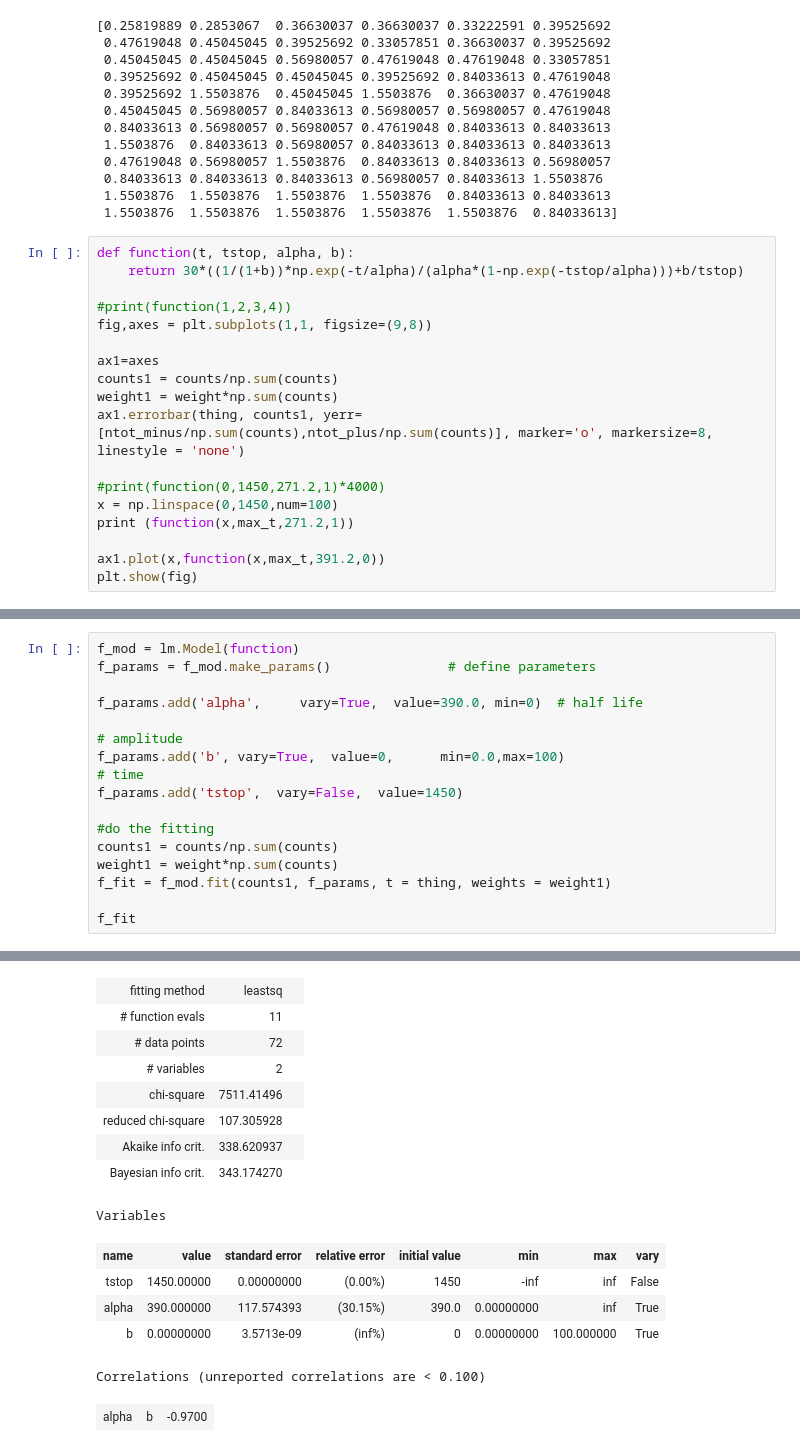
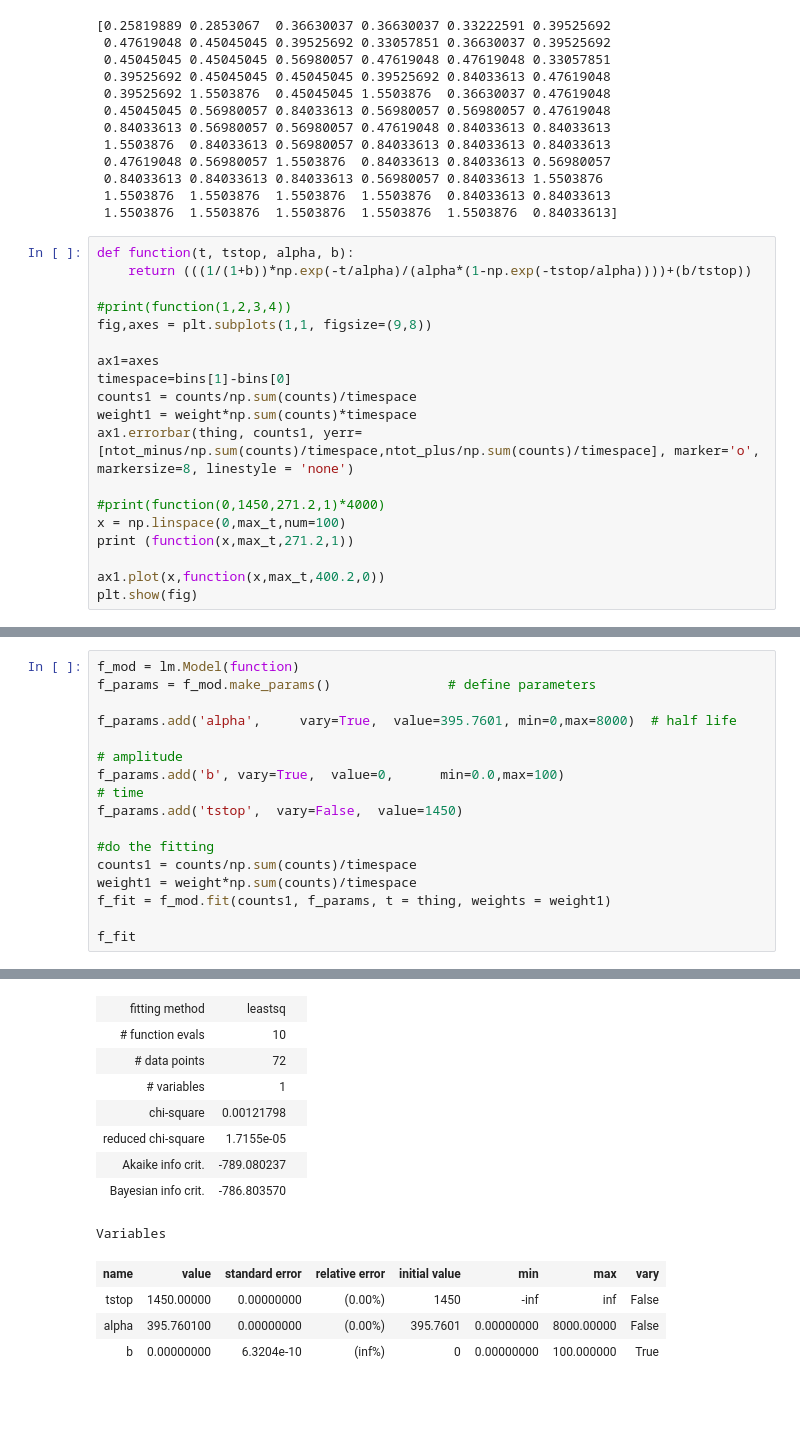
Before and after one commit to villano-lab/thermal-flux_paper2023, a Jupyter notebook: ChiSquare.ipynb, the cells around one changed output, grey strips where cells are left out. Drawn from its saved outputs; the diff is of its cells as text; blank space fills up the shorter version.

```diff
--- a/ChiSquare.ipynb
+++ b/ChiSquare.ipynb
@@ -137,20 +139,21 @@ print(weight)
  1.5503876  1.5503876  1.5503876  1.5503876  1.5503876  0.84033613]
 # %%
 def function(t, tstop, alpha, b):
-    return 30*((1/(1+b))*np.exp(-t/alpha)/(alpha*(1-np.exp(-tstop/alpha)))+b/tstop)
+    return (((1/(1+b))*np.exp(-t/alpha)/(alpha*(1-np.exp(-tstop/alpha))))+(b/tstop))
 
 #print(function(1,2,3,4))
 fig,axes = plt.subplots(1,1, figsize=(9,8))
 
 ax1=axes
-counts1 = counts/np.sum(counts)
-weight1 = weight*np.sum(counts)
-ax1.errorbar(thing, counts1, yerr=[ntot_minus/np.sum(counts),ntot_plus/np.sum(counts)], marker='o', markersize=8, linestyle = 'none')
+timespace=bins[1]-bins[0]
+counts1 = counts/np.sum(counts)/timespace
+weight1 = weight*np.sum(counts)*timespace
+ax1.errorbar(thing, counts1, yerr=[ntot_minus/np.sum(counts)/timespace,ntot_plus/np.sum(counts)/timespace], marker='o', markersize=8, linestyle = 'none')
 
 #print(function(0,1450,271.2,1)*4000)
-x = np.linspace(0,1450,num=100)
+x = np.linspace(0,max_t,num=100)
 print (function(x,max_t,271.2,1))
 
-ax1.plot(x,function(x,max_t,391.2,0))
+ax1.plot(x,function(x,max_t,400.2,0))
 plt.show(fig)
 # %% [output]
@@ -175,39 +196,37 @@ plt.show(fig)
 # %%
 f_mod = lm.Model(function)
 f_params = f_mod.make_params()               # define parameters
 
-f_params.add('alpha',     vary=True,  value=390.0, min=0)  # half life
+f_params.add('alpha',     vary=True,  value=395.7601, min=0,max=8000)  # half life
 
 # amplitude
 f_params.add('b', vary=True,  value=0,      min=0.0,max=100)
 # time
 f_params.add('tstop',  vary=False,  value=1450)
 
 #do the fitting
-counts1 = counts/np.sum(counts)
-weight1 = weight*np.sum(counts)
+counts1 = counts/np.sum(counts)/timespace
+weight1 = weight*np.sum(counts)/timespace
 f_fit = f_mod.fit(counts1, f_params, t = thing, weights = weight1)
 
 f_fit
 # %% [output]
 Model
 Model(function)
 Fit Statistics
 | fitting method | leastsq |  |
-| # function evals | 11 |  |
+| # function evals | 10 |  |
 | # data points | 72 |  |
-| # variables | 2 |  |
-| chi-square | 7511.41496 |  |
-| reduced chi-square | 107.305928 |  |
-| Akaike info crit. | 338.620937 |  |
-| Bayesian info crit. | 343.174270 |  |
+| # variables | 1 |  |
+| chi-square | 0.00121798 |  |
+| reduced chi-square | 1.7155e-05 |  |
+| Akaike info crit. | -789.080237 |  |
+| Bayesian info crit. | -786.803570 |  |
 Variables
 | name | value | standard error | relative error | initial value | min | max | vary |
 | tstop | 1450.00000 | 0.00000000 | (0.00%) | 1450 | -inf | inf | False |
-| alpha | 390.000000 | 117.574393 | (30.15%) | 390.0 | 0.00000000 | inf | True |
-| b | 0.00000000 | 3.5713e-09 | (inf%) | 0 | 0.00000000 | 100.000000 | True |
+| alpha | 395.760100 | 0.00000000 | (0.00%) | 395.7601 | 0.00000000 | 8000.00000 | False |
+| b | 0.00000000 | 6.3204e-10 | (inf%) | 0 | 0.00000000 | 100.000000 | True |
-Correlations (unreported correlations are < 0.100)
-| alpha | b | -0.9700 |
 # %%
 fig,axes = plt.subplots(1,1, figsize=(9,8))
 
```
Also changed, not shown: parts of 4 cells of this notebook.
